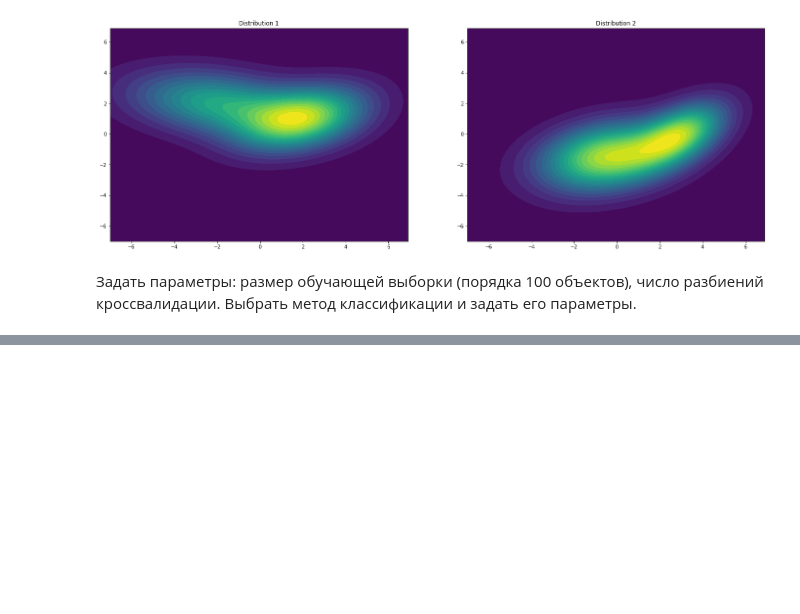
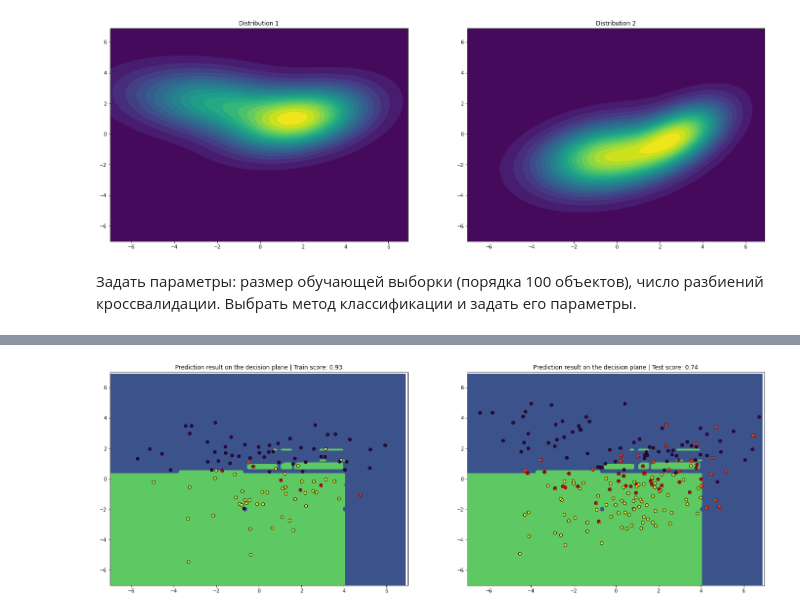
Before and after one commit to pishchev/RGR, a Jupyter notebook: RGR.ipynb, the cells around one changed output, grey strips where cells are left out. Drawn from its saved outputs; the diff is of its cells as text; code cells hidden in the pictures; blank space fills up the shorter version.

```diff
--- a/RGR.ipynb
+++ b/RGR.ipynb
@@ -131,4 +133,10 @@ def decision_plane_test(clf, train_dataset, test_dataset):
     test_sub_plot = fig.add_subplot(122)
     test_sub_plot.set_title(f'Prediction result on the decision plane | Test score: {clf.score(test_dataset[:, 1:], test_dataset[:, 0])}')
     draw_predictions_on_decision_plane(clf, test_sub_plot, test_dataset, decision_grid)
+# %%
+test_dataset = generate_dataset(200)
+clf = RandomForestClassifier(n_estimators=5, max_depth=5, random_state=0)
+decision_plane_test(clf, dataset, test_dataset)
+# %% [output]
+[figure, added]
 # %%
```
Also changed, not shown: parts of 10 cells of this notebook.
